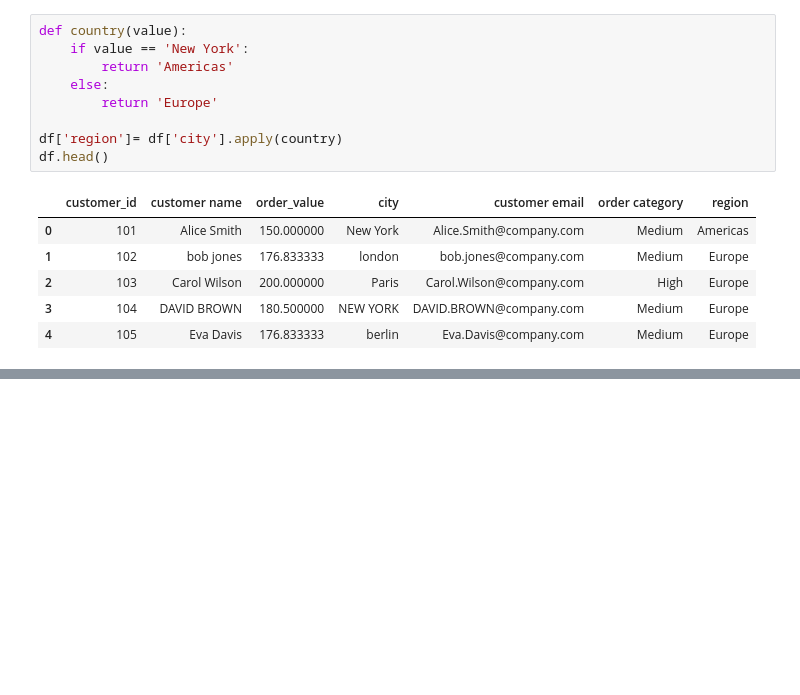
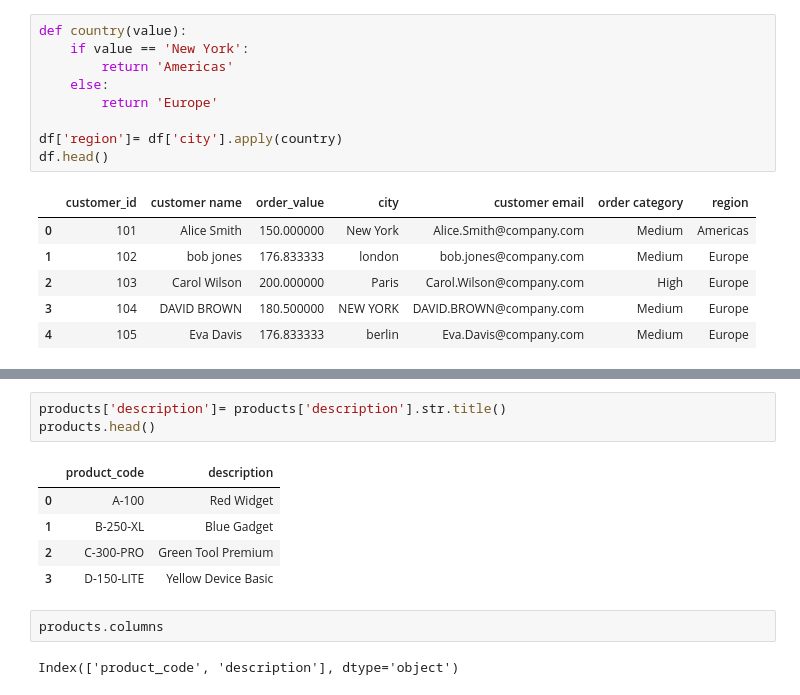
Before and after one commit to KEN-DATALABS/PROJECT-LIST, a Jupyter notebook: OneDrive/Documents/List Project/Project3.ipynb, the cells around one changed output, grey strips where cells are left out. Cells and saved outputs as stored; diff of their text form; blank space fills up the shorter version.

```diff
--- a/OneDrive/Documents/List Project/Project3.ipynb
+++ b/OneDrive/Documents/List Project/Project3.ipynb
@@ -333,0 +358,13 @@ df.head()
+# %%
+products['description']= products['description'].str.title()
+products.head()
+# %% [output]
+|  | product_code | description |
+| 0 | A-100 | Red Widget |
+| 1 | B-250-XL | Blue Gadget |
+| 2 | C-300-PRO | Green Tool Premium |
+| 3 | D-150-LITE | Yellow Device Basic |
+# %%
+products.columns
+# %% [output]
+Index(['product_code', 'description'], dtype='object')
```
Also changed, not shown: parts of 6 cells of this notebook.
